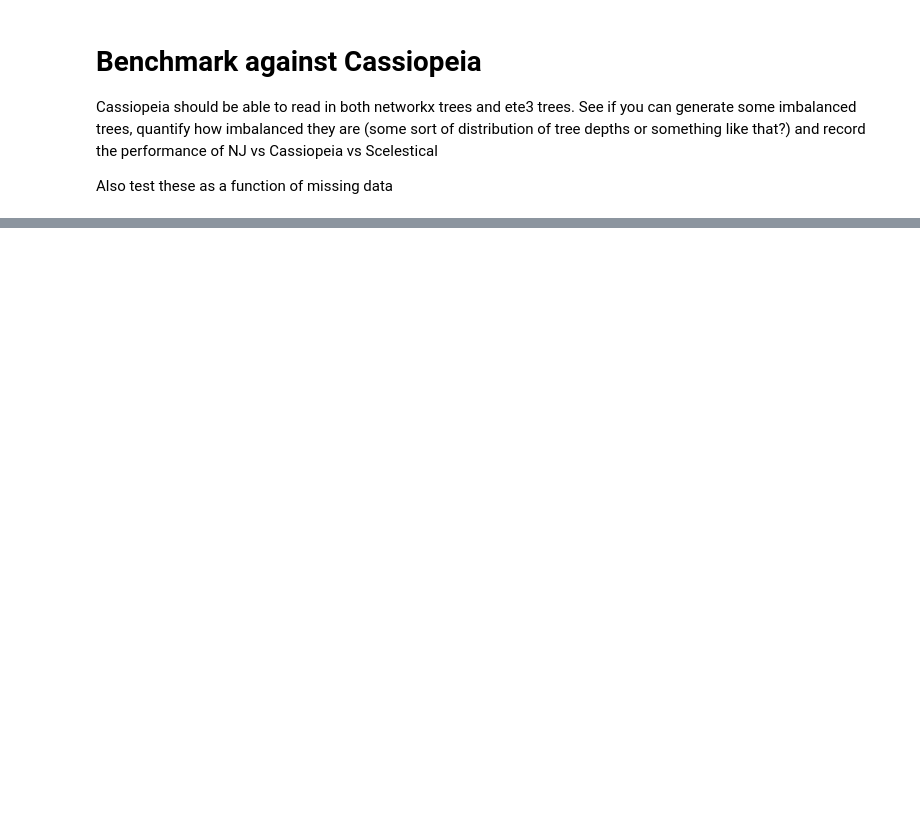
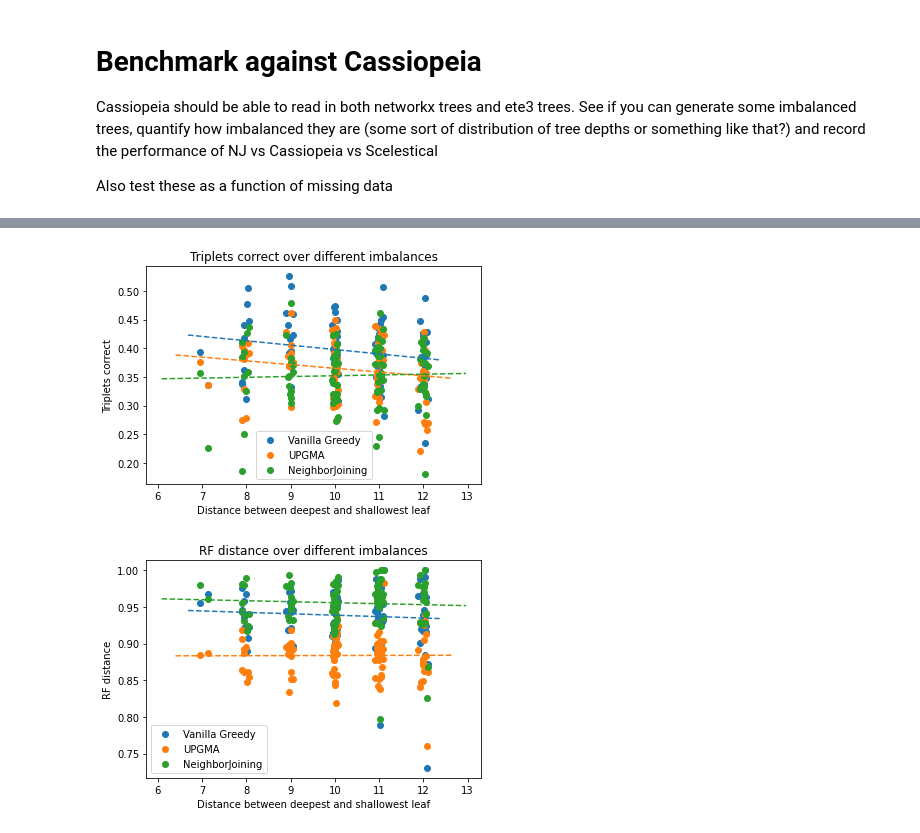
Before and after one commit to sitarapersad/lineageTracing, a Jupyter notebook: generate_trees.ipynb, the cells around one changed output, grey strips where cells are left out. Cells and saved outputs as stored; diff of their text form; code cells hidden in the pictures; blank space fills up the shorter version.

Commit message:
add helper fns, test cass under imbalance, begin hyperbolic

```diff
--- a/generate_trees.ipynb
+++ b/generate_trees.ipynb
@@ -181,0 +269,3 @@ Also test these as a function of missing data
+# %%
+# base truth tree:
+truth_tree = cas.data.CassiopeiaTree(character_matrix=matrix, tree=lineage)
@@ -181,0 +288,2 @@ Also test these as a function of missing data
+# %%
+cas_tree = cas.data.CassiopeiaTree(character_matrix=matrix, priors=priors, missing_state_indicator=-1)
@@ -181,0 +313,13 @@ Also test these as a function of missing data
+# %%
+def add_character_meta(tree):
+    character_matrix = tree.character_matrix
+
+    missing_proportion = (character_matrix == -1).sum(axis=0) / character_matrix.shape[0]
+    uncut_proportion = (character_matrix == 0).sum(axis=0) / character_matrix.shape[0]
+    n_unique_states = character_matrix.apply(lambda x: len(np.unique(x[(x != 0) & (x != -1)])), axis=0)
+    character_meta = pd.DataFrame([missing_proportion, uncut_proportion, n_unique_states],
+                                  index=['missing_prop', 'uncut_prop', 'n_unique_states']).T
+    tree.character_meta = character_meta
+
+
+add_character_meta(cas_tree)
@@ -181,0 +329,6 @@ Also test these as a function of missing data
+# %%
+rf, rf_max = cas.critique.compare.robinson_foulds(truth_tree, cas_tree)
+print(rf/rf_max)
+triplets = cas.critique.compare.triplets_correct(truth_tree, cas_tree, number_of_trials=500)
+# print(triplets)
+np.mean(list(triplets[0].values()))
@@ -181,0 +508,21 @@ Also test these as a function of missing data
+# %%
+metric_dict = {'Triplets correct':performance_triplets, 'RF distance':performance_rf}
+imbalances_jitter = imbalances + np.random.normal(scale=0.05, size=len(imbalances))
+for metric, performance in metric_dict.items():
+    for algo in algorithms.keys():
+        plt.scatter(imbalances_jitter, performance[algo], label=algo)
+        x = np.array(imbalances).reshape(-1, 1)
+        y = np.array(performance[algo])
+        model = LinearRegression().fit(x, y)
+        line_x = np.array(plt.xlim())
+        line_y = model.intercept_ + model.coef_[0] * line_x
+        plt.plot(line_x, line_y, '--')
+
+    plt.title(metric + " over different imbalances")
+    plt.xlabel('Distance between deepest and shallowest leaf')
+    plt.ylabel(metric)
+    plt.legend()
+    plt.show()
+# %% [output]
+[figure, added]
+[figure, added]
```
Also changed, not shown: parts of 22 cells of this notebook.
